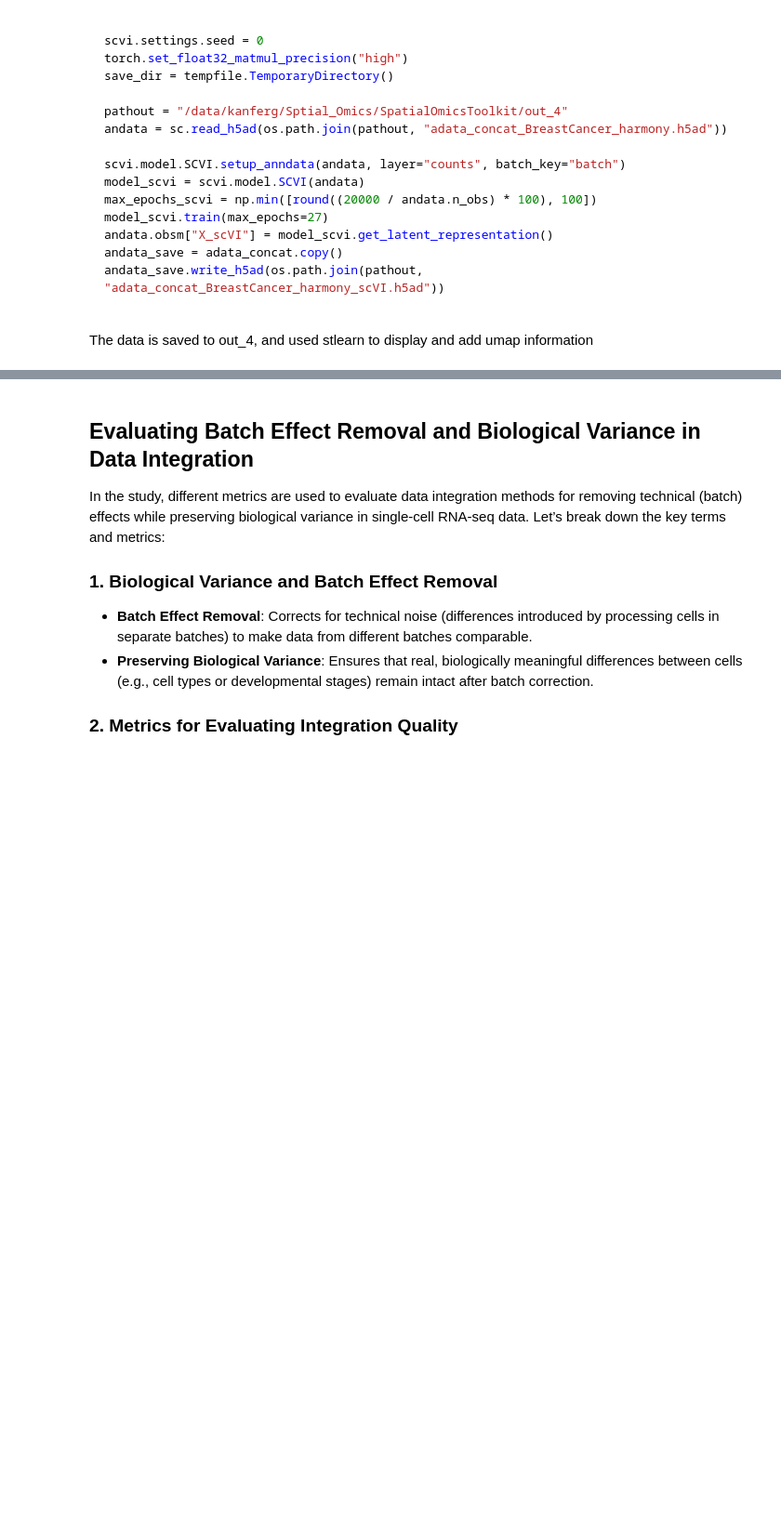
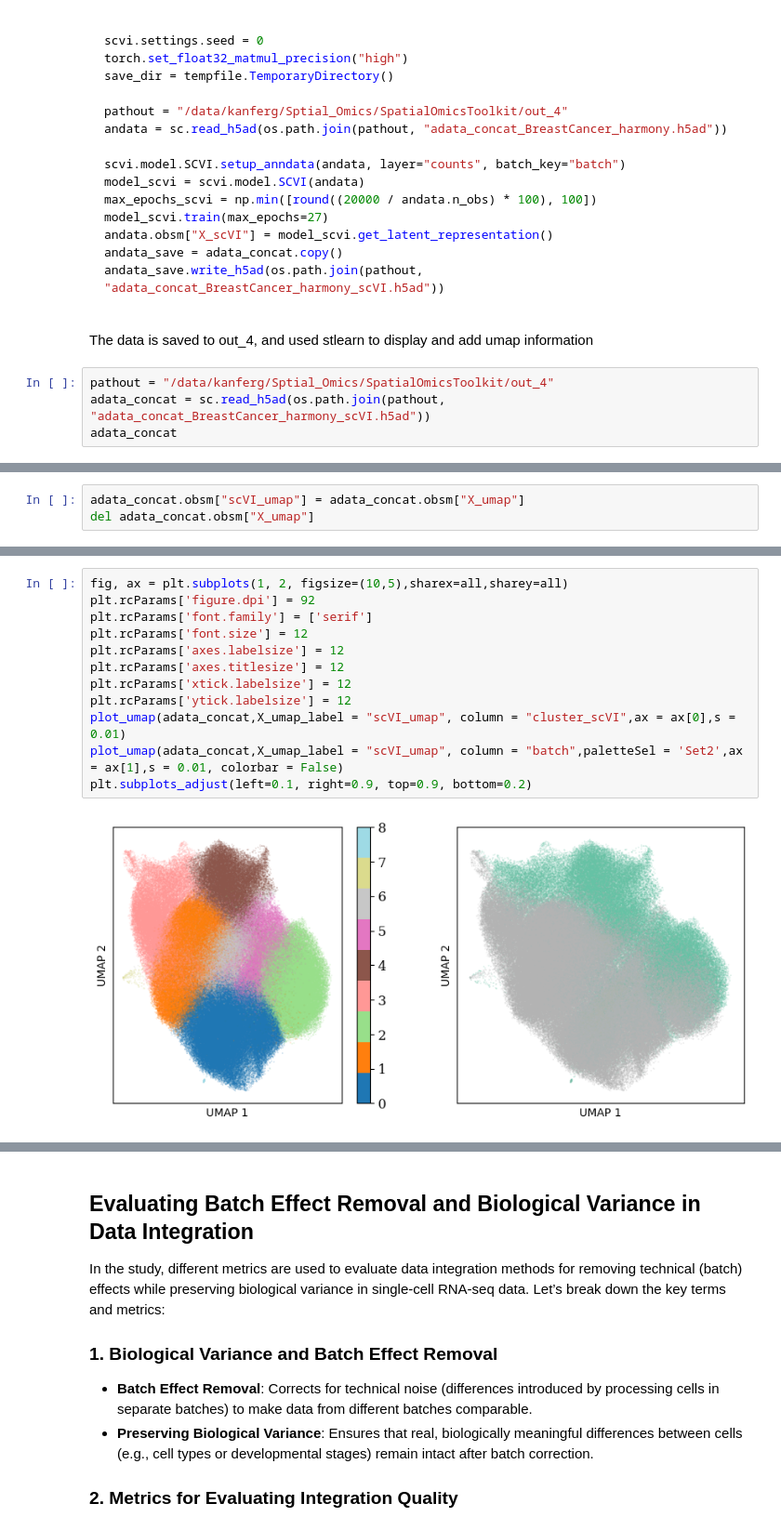
Before and after one commit to gkanfer/SpatialOmicsToolkit, a Jupyter notebook: BreastCancer_integration.ipynb, the cells around one changed output, grey strips where cells are left out. Shown at 93% size. Saved outputs shown, nothing was run; the diff lists cells and outputs as text; blank space fills up the shorter version.

Commit message:
scVI abreast cancer

````diff
--- a/BreastCancer_integration.ipynb
+++ b/BreastCancer_integration.ipynb
@@ -728,3 +728,7 @@ andata_save.write_h5ad(os.path.join(pathout, "adata_concat_BreastCancer_harmony_
 ```
 
 The data is saved to out_4, and used stlearn to display and add umap information
+# %%
+pathout = "/data/kanferg/Sptial_Omics/SpatialOmicsToolkit/out_4"
+adata_concat = sc.read_h5ad(os.path.join(pathout, "adata_concat_BreastCancer_harmony_scVI.h5ad"))
+adata_concat
@@ -730,0 +754,3 @@ The data is saved to out_4, and used stlearn to display and add umap information
+# %%
+adata_concat.obsm["scVI_umap"] = adata_concat.obsm["X_umap"]
+del adata_concat.obsm["X_umap"]
@@ -730,0 +768,14 @@ The data is saved to out_4, and used stlearn to display and add umap information
+# %%
+fig, ax = plt.subplots(1, 2, figsize=(10,5),sharex=all,sharey=all)
+plt.rcParams['figure.dpi'] = 92
+plt.rcParams['font.family'] = ['serif']
+plt.rcParams['font.size'] = 12
+plt.rcParams['axes.labelsize'] = 12
+plt.rcParams['axes.titlesize'] = 12
+plt.rcParams['xtick.labelsize'] = 12
+plt.rcParams['ytick.labelsize'] = 12
+plot_umap(adata_concat,X_umap_label = "scVI_umap", column = "cluster_scVI",ax = ax[0],s = 0.01)
+plot_umap(adata_concat,X_umap_label = "scVI_umap", column = "batch",paletteSel = 'Set2',ax = ax[1],s = 0.01, colorbar = False)
+plt.subplots_adjust(left=0.1, right=0.9, top=0.9, bottom=0.2)
+# %% [output]
+[figure, added]
````
Also changed, not shown: parts of 23 cells of this notebook, 6 other files.
